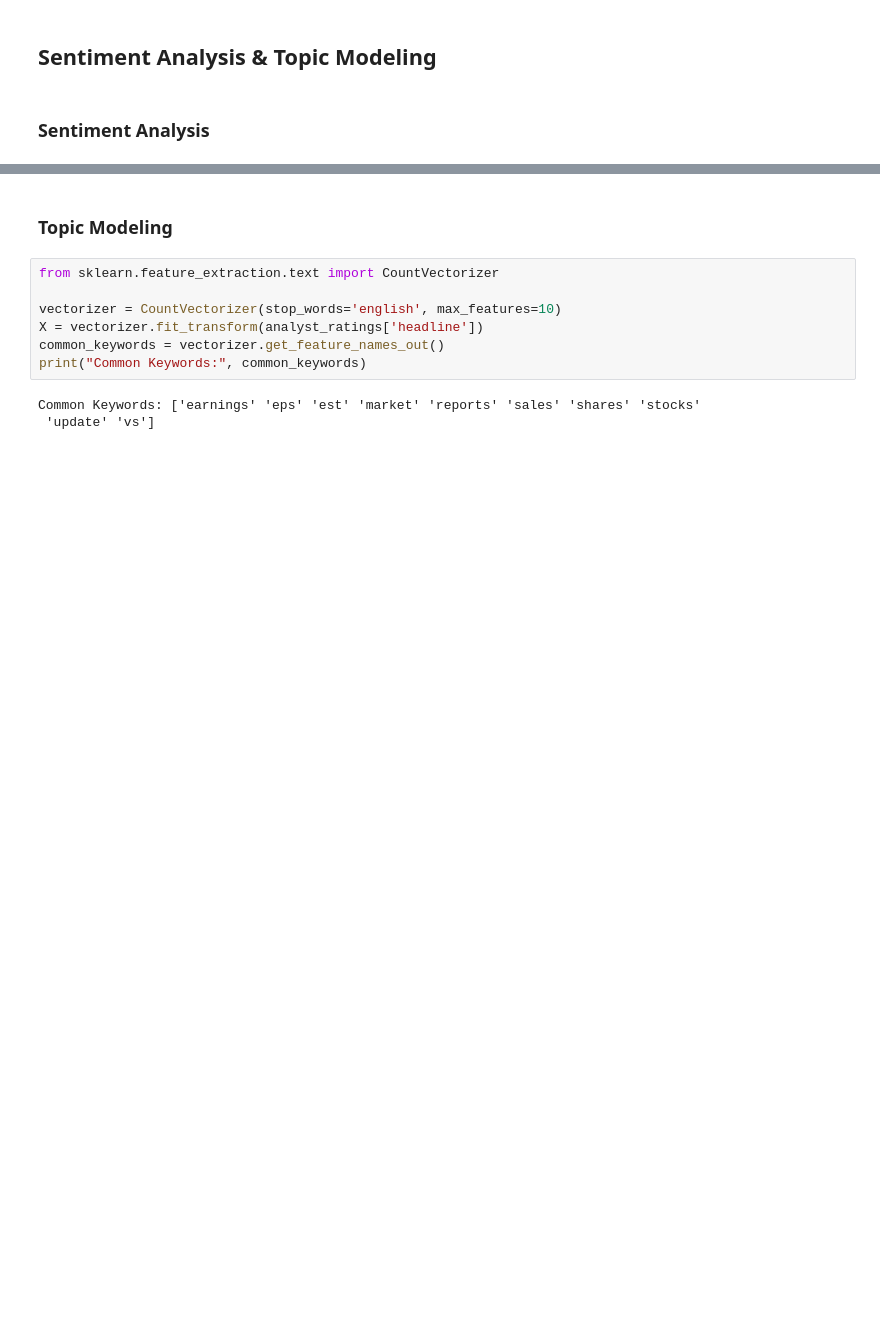
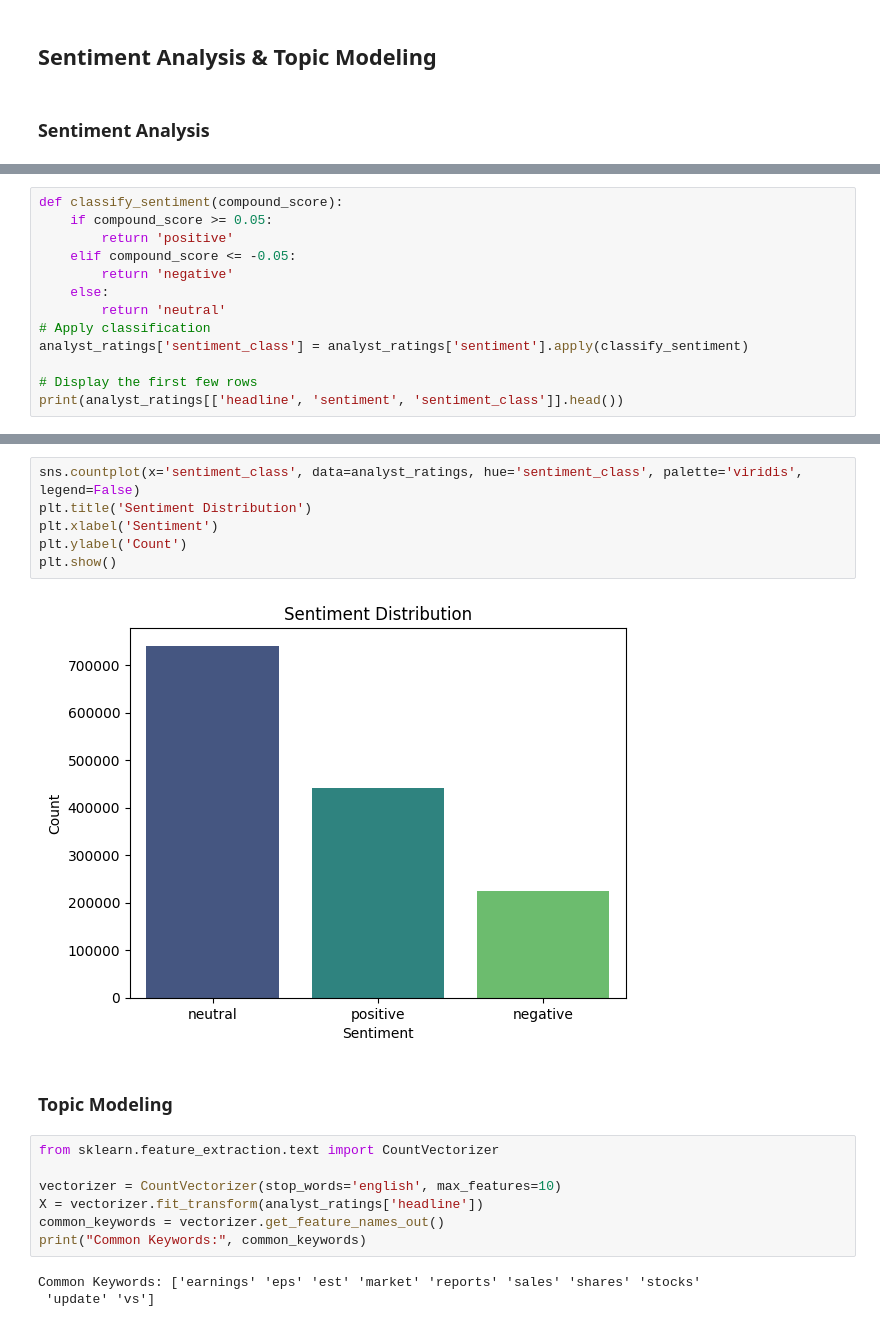
Before and after one commit to olaniSiyum/financial-news-analysis, a Jupyter notebook: notebooks/EDA.ipynb, the cells around one changed output, grey strips where cells are left out. Drawn from its saved outputs; the diff is of its cells as text; blank space fills up the shorter version.

```diff
--- a/notebooks/EDA.ipynb
+++ b/notebooks/EDA.ipynb
@@ -189,3 +202,16 @@ print(analyst_ratings[['headline', 'sentiment']].head())
 2                      71 Biggest Movers From Friday      0.000
 3       46 Stocks Moving In Friday's Mid-Day Session      0.000
 4  B of A Securities Maintains Neutral on Agilent...      0.296
+# %%
+def classify_sentiment(compound_score):
+    if compound_score >= 0.05:
+        return 'positive'
+    elif compound_score <= -0.05:
+        return 'negative'
+    else:
+        return 'neutral'
+# Apply classification
+analyst_ratings['sentiment_class'] = analyst_ratings['sentiment'].apply(classify_sentiment)
+
+# Display the first few rows
+print(analyst_ratings[['headline', 'sentiment', 'sentiment_class']].head())
@@ -192,3 +232,11 @@ print(analyst_ratings[['headline', 'sentiment']].head())
+# %%
+sns.countplot(x='sentiment_class', data=analyst_ratings, hue='sentiment_class', palette='viridis', legend=False)
+plt.title('Sentiment Distribution')
+plt.xlabel('Sentiment')
+plt.ylabel('Count')
+plt.show()
+# %% [output]
+[figure, added]
 # %% [markdown]
 ### Topic Modeling
 # %%
```
Also changed, not shown: parts of 17 cells of this notebook, 5 other files.
